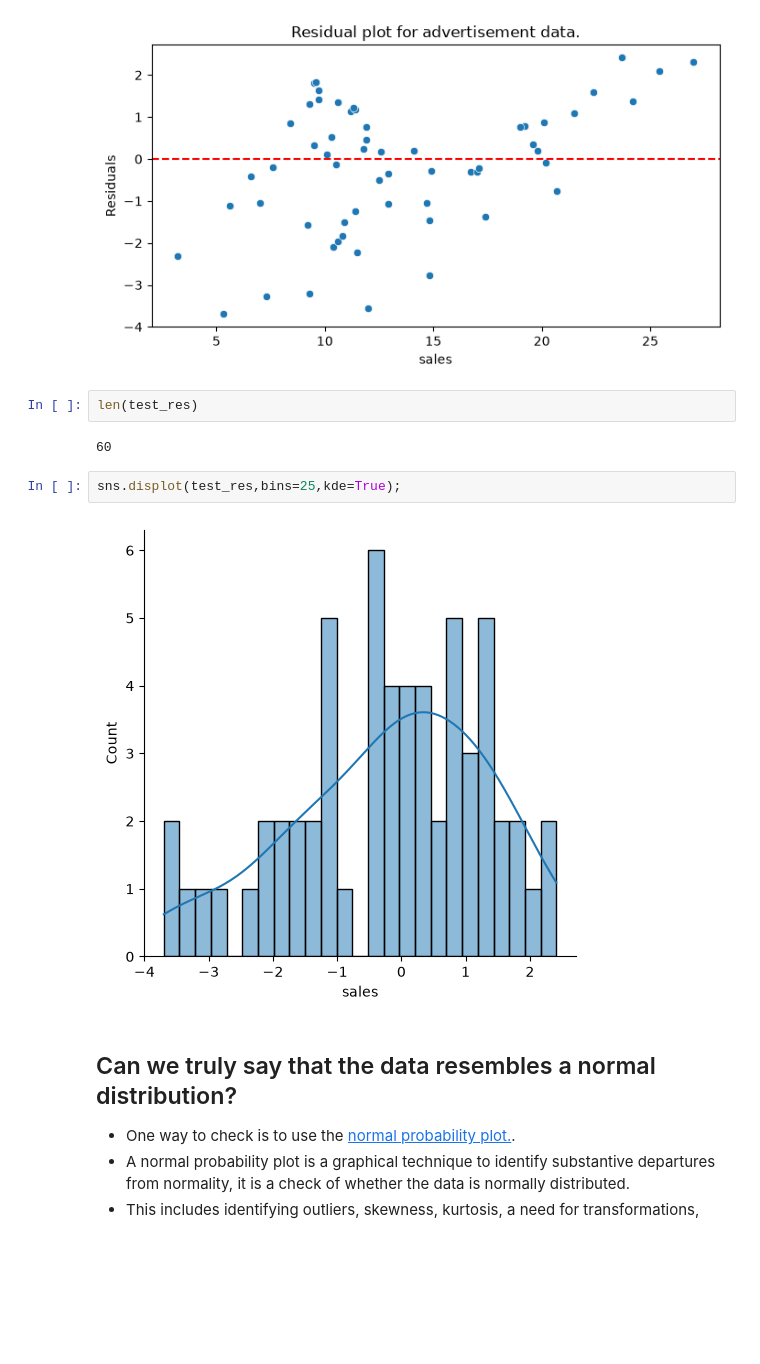
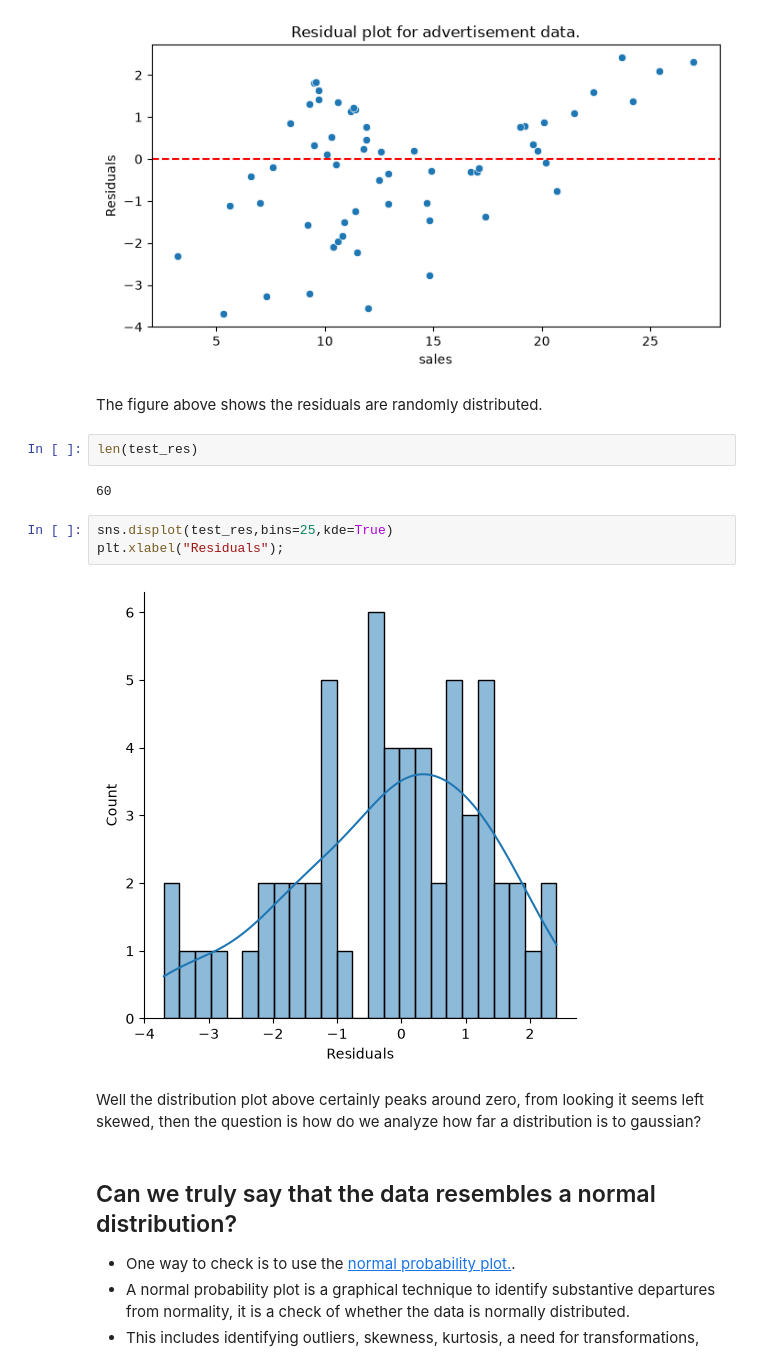
Before and after one commit to moeletsi04/machine_learning_study, a Jupyter notebook: Linear Regression/01_linear_regression.ipynb, the cells around one changed output. Saved outputs shown, nothing was run; the diff lists cells and outputs as text; blank space fills up the shorter version.

```diff
--- a/Linear Regression/01_linear_regression.ipynb
+++ b/Linear Regression/01_linear_regression.ipynb
@@ -389,14 +389,19 @@ plt.ylabel("Residuals")
 plt.title("Residual plot for advertisement data.");
 # %% [output]
 [figure]
+# %% [markdown]
+The figure above shows the residuals are randomly distributed.
 # %%
 len(test_res)
 # %% [output]
 60
 # %%
-sns.displot(test_res,bins=25,kde=True);
+sns.displot(test_res,bins=25,kde=True)
+plt.xlabel("Residuals");
 # %% [output]
-[figure, old version]
+[figure, new version]
+# %% [markdown]
+Well the distribution plot above certainly peaks around zero, from looking it seems left skewed, then the question is how do we analyze how far a distribution is to gaussian?
 # %% [markdown]
 ## Can we truly say that the data resembles a normal distribution?
 - One way to check is to use the [normal probability plot.](https://en.wikipedia.org/wiki/Normal_probability_plot).
```
Also changed, not shown: parts of 3 cells of this notebook.
